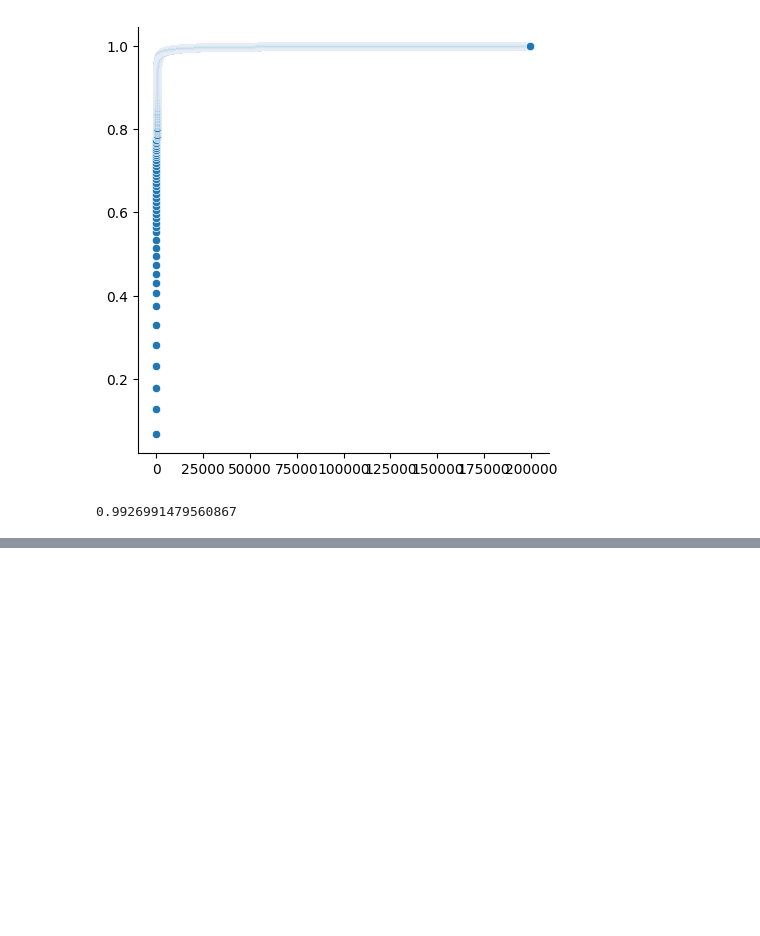
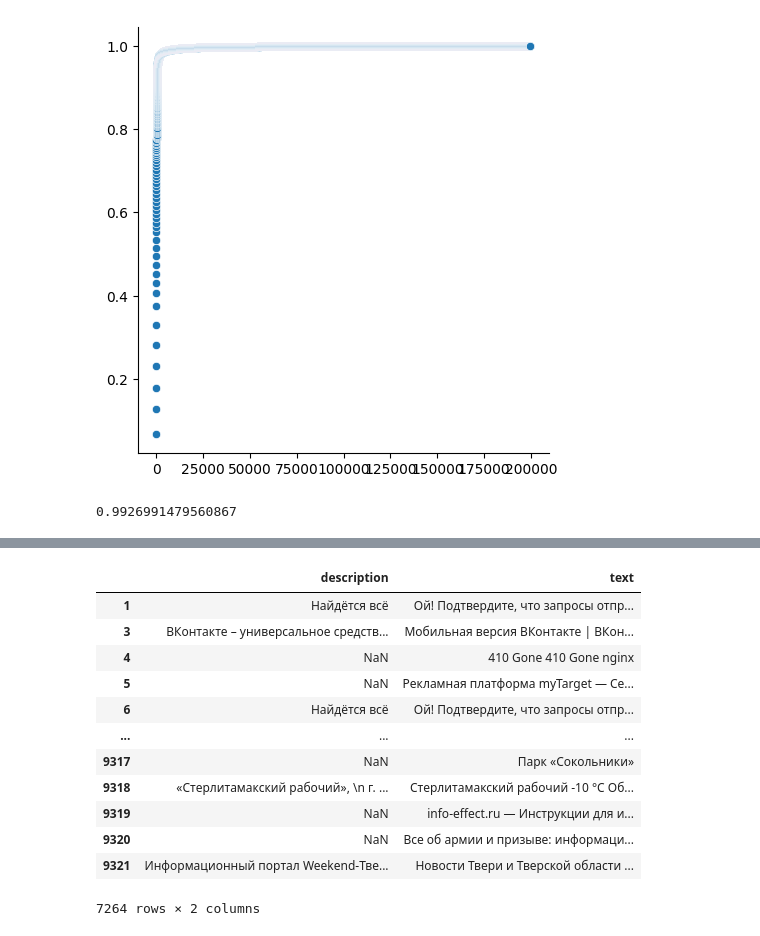
Before and after one commit to shockless/mts-ml-cup, a Jupyter notebook: EDA.ipynb, the cells around one changed output, grey strips where cells are left out. Saved outputs shown, nothing was run; the diff lists cells and outputs as text; code cells hidden in the pictures; blank space fills up the shorter version.

```diff
--- a/EDA.ipynb
+++ b/EDA.ipynb
@@ -208,3 +188,7 @@ Decreased by 0.0%
 # %%
-df1[df1.text.isna()]
+df = pandas_reduce_mem_usage( pd.read_csv('sites_out_copy.csv', sep=';', index_col=0))
+df['vpn_only']=df['text'].str.contains('403 Forbidden | Akado').fillna(False).astype(int)
+df = df[df['url_host'].str.contains('userapi')==0]
+df = df[df['vpn_only']==0].reset_index(drop= True)
+df = df.drop(['vpn_only', 'uri','site_name','keywords'], axis=1)
 # %% [output]
@@ -224,4 +198,4 @@ df1[df1.text.isna()]
 # %%
-df= pd.read_csv('sites_out_vpn_only.csv')
+df.to_csv('sites_out_without_trash.csv')
 # %%
-df
+df = df[(df['description'].isna()==0) | (df['text'].isna()==0)]
@@ -241,0 +202,16 @@ df
+# %%
+df[['description','text']]
+# %% [output]
+|  | description | text |
+| 1 | Найдётся всё | Ой! Подтвердите, что запросы отпр... |
+| 3 | ВКонтакте – универсальное средств... | Мобильная версия ВКонтакте | ВКон... |
+| 4 | NaN | 410 Gone 410 Gone nginx |
+| 5 | NaN | Рекламная платформа myTarget — Се... |
+| 6 | Найдётся всё | Ой! Подтвердите, что запросы отпр... |
+| ... | ... | ... |
+| 9317 | NaN | Парк «Сокольники» |
+| 9318 | «Стерлитамакский рабочий», \n г. ... | Стерлитамакский рабочий -10 °С Об... |
+| 9319 | NaN | info-effect.ru — Инструкции для и... |
+| 9320 | NaN | Все об армии и призыве: информаци... |
+| 9321 | Информационный портал Weekend-Тве... | Новости Твери и Тверской области ... |
+7264 rows × 2 columns
```
Also changed, not shown: parts of 11 cells of this notebook, 2 other files.
